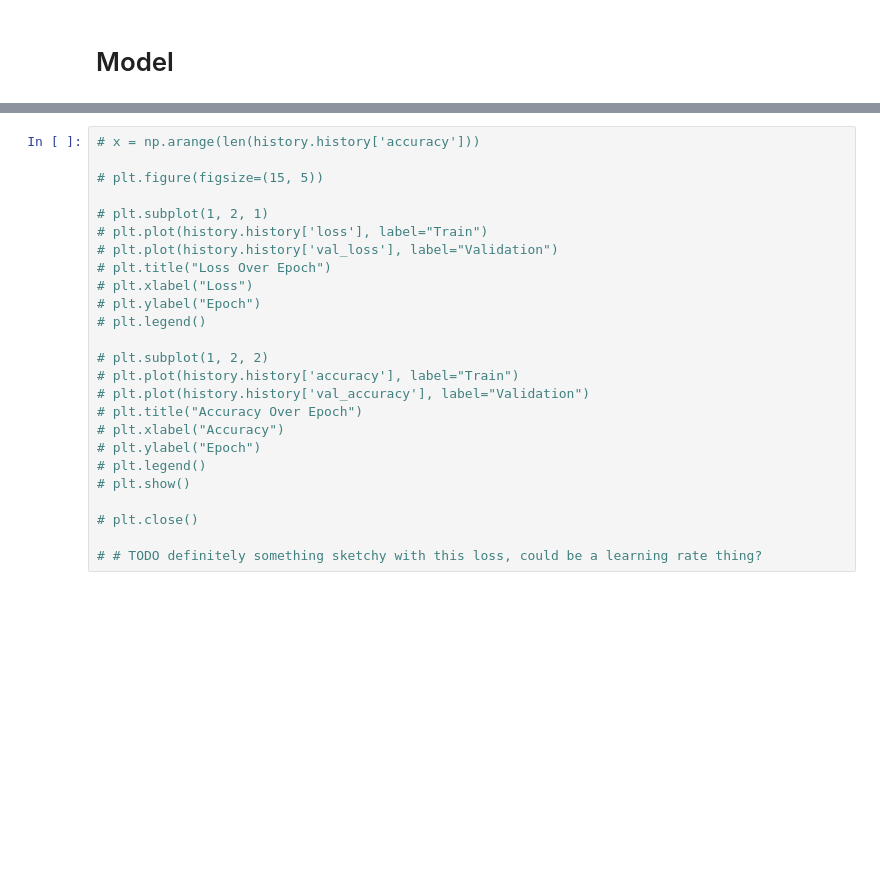
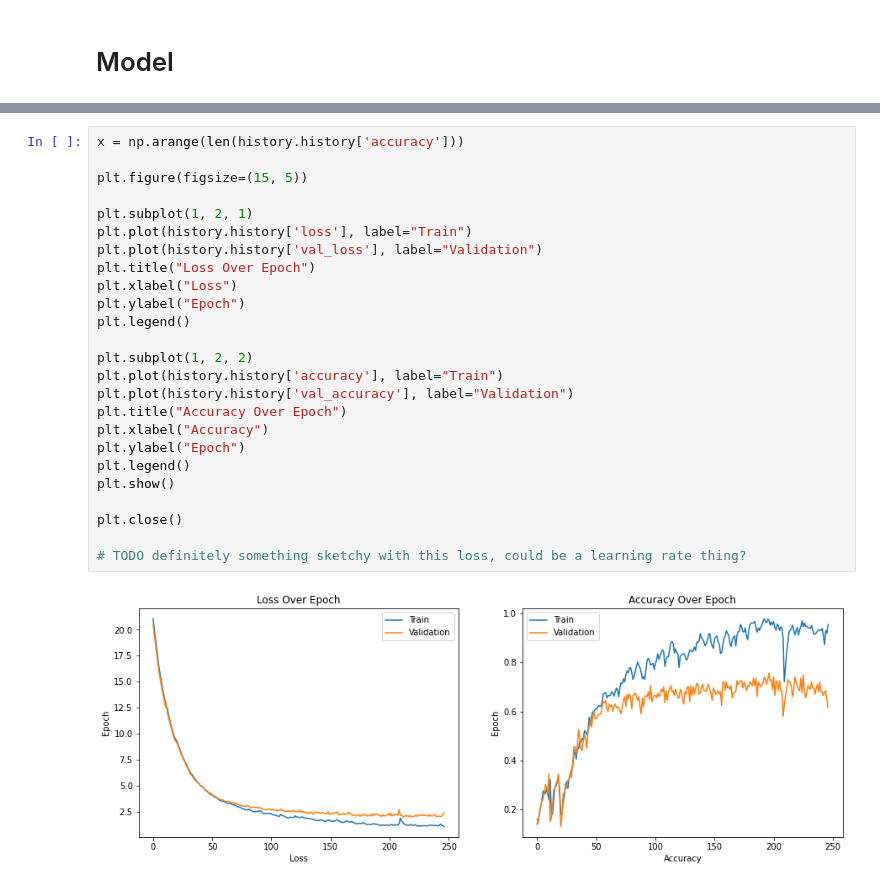
Before and after one commit to marissalee20/squat-analysis, a Jupyter notebook: lstm-model.ipynb, the cells around one changed output, grey strips where cells are left out. Cells and saved outputs as stored; diff of their text form; blank space fills up the shorter version.

```diff
--- a/lstm-model.ipynb
+++ b/lstm-model.ipynb
@@ -64,28 +91,30 @@ model = tf.keras.models.load_model("../models/model-0005-128-300-128-0.8-l2reg")
 # %%
-# x = np.arange(len(history.history['accuracy']))
+x = np.arange(len(history.history['accuracy']))
 
-# plt.figure(figsize=(15, 5))
+plt.figure(figsize=(15, 5))
 
-# plt.subplot(1, 2, 1)
-# plt.plot(history.history['loss'], label="Train")
-# plt.plot(history.history['val_loss'], label="Validation")
-# plt.title("Loss Over Epoch")
-# plt.xlabel("Loss")
-# plt.ylabel("Epoch")
-# plt.legend()
+plt.subplot(1, 2, 1)
+plt.plot(history.history['loss'], label="Train")
+plt.plot(history.history['val_loss'], label="Validation")
+plt.title("Loss Over Epoch")
+plt.xlabel("Loss")
+plt.ylabel("Epoch")
+plt.legend()
 
-# plt.subplot(1, 2, 2)
-# plt.plot(history.history['accuracy'], label="Train")
-# plt.plot(history.history['val_accuracy'], label="Validation")
-# plt.title("Accuracy Over Epoch")
-# plt.xlabel("Accuracy")
-# plt.ylabel("Epoch")
-# plt.legend()
-# plt.show()
+plt.subplot(1, 2, 2)
+plt.plot(history.history['accuracy'], label="Train")
+plt.plot(history.history['val_accuracy'], label="Validation")
+plt.title("Accuracy Over Epoch")
+plt.xlabel("Accuracy")
+plt.ylabel("Epoch")
+plt.legend()
+plt.show()
 
-# plt.close()
+plt.close()
 
-# # TODO definitely something sketchy with this loss, could be a learning rate thing?
+# TODO definitely something sketchy with this loss, could be a learning rate thing?
+# %% [output]
+[figure, added]
 # %%
 # test set
 (loss,accuracy) = model.evaluate(test_dset)
```
Also changed, not shown: parts of 8 cells of this notebook, 2 other files.
